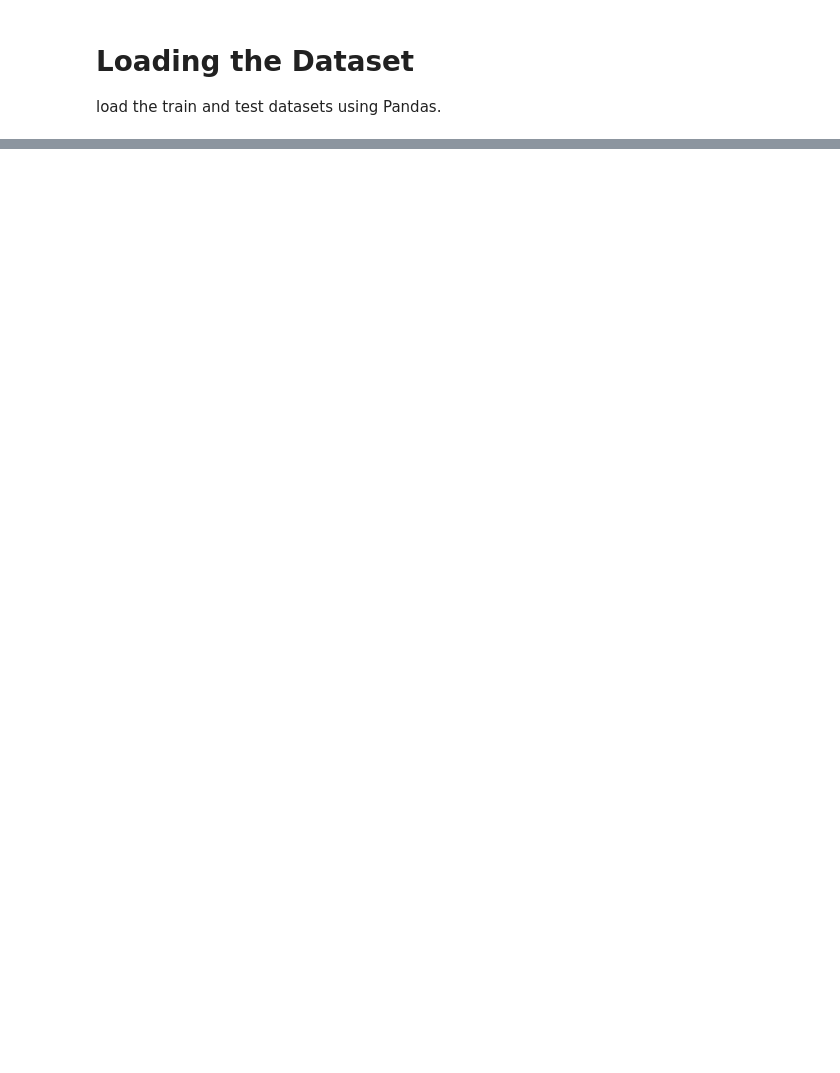
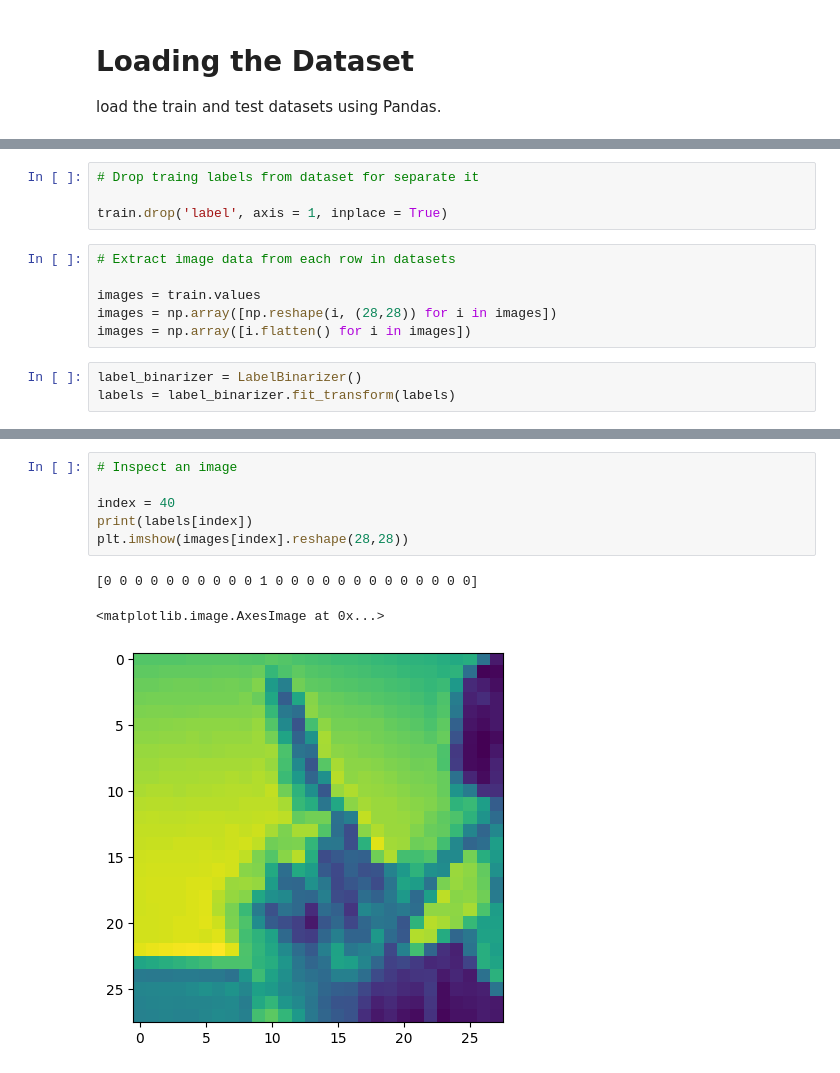
Before and after one commit to salarMokhtariL/American-Sign-Language-MNIST-Gesture-Recognition-CNN, a Jupyter notebook: American_Sign_Language_MNIST_&_Gesture_Recongition_CNN.ipynb, the cells around one changed output, grey strips where cells are left out. Cells and saved outputs as stored; diff of their text form; blank space fills up the shorter version.

```diff
--- a/American_Sign_Language_MNIST_&_Gesture_Recongition_CNN.ipynb
+++ b/American_Sign_Language_MNIST_&_Gesture_Recongition_CNN.ipynb
@@ -22,0 +73,13 @@ train_data = pd.read_csv("")
+# %%
+# Drop traing labels from dataset for separate it
+
+train.drop('label', axis = 1, inplace = True)
+# %%
+# Extract image data from each row in datasets
+
+images = train.values
+images = np.array([np.reshape(i, (28,28)) for i in images])
+images = np.array([i.flatten() for i in images])
+# %%
+label_binarizer = LabelBinarizer()
+labels = label_binarizer.fit_transform(labels)
@@ -22,0 +96,10 @@ train_data = pd.read_csv("")
+# %%
+# Inspect an image
+
+index = 40
+print(labels[index])
+plt.imshow(images[index].reshape(28,28))
+# %% [output]
+[0 0 0 0 0 0 0 0 0 0 1 0 0 0 0 0 0 0 0 0 0 0 0 0]
+<matplotlib.image.AxesImage at 0x...>
+[figure, added]
```
Also changed, not shown: parts of 14 cells of this notebook.
